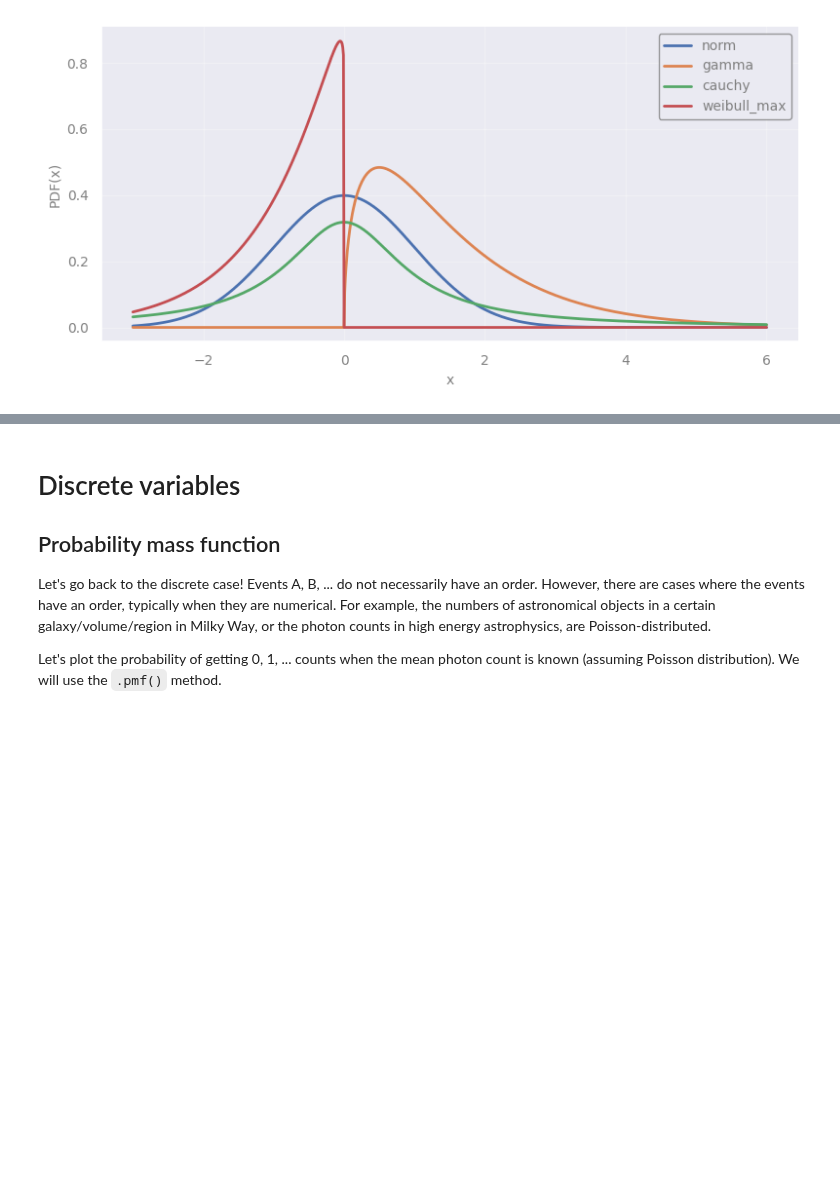
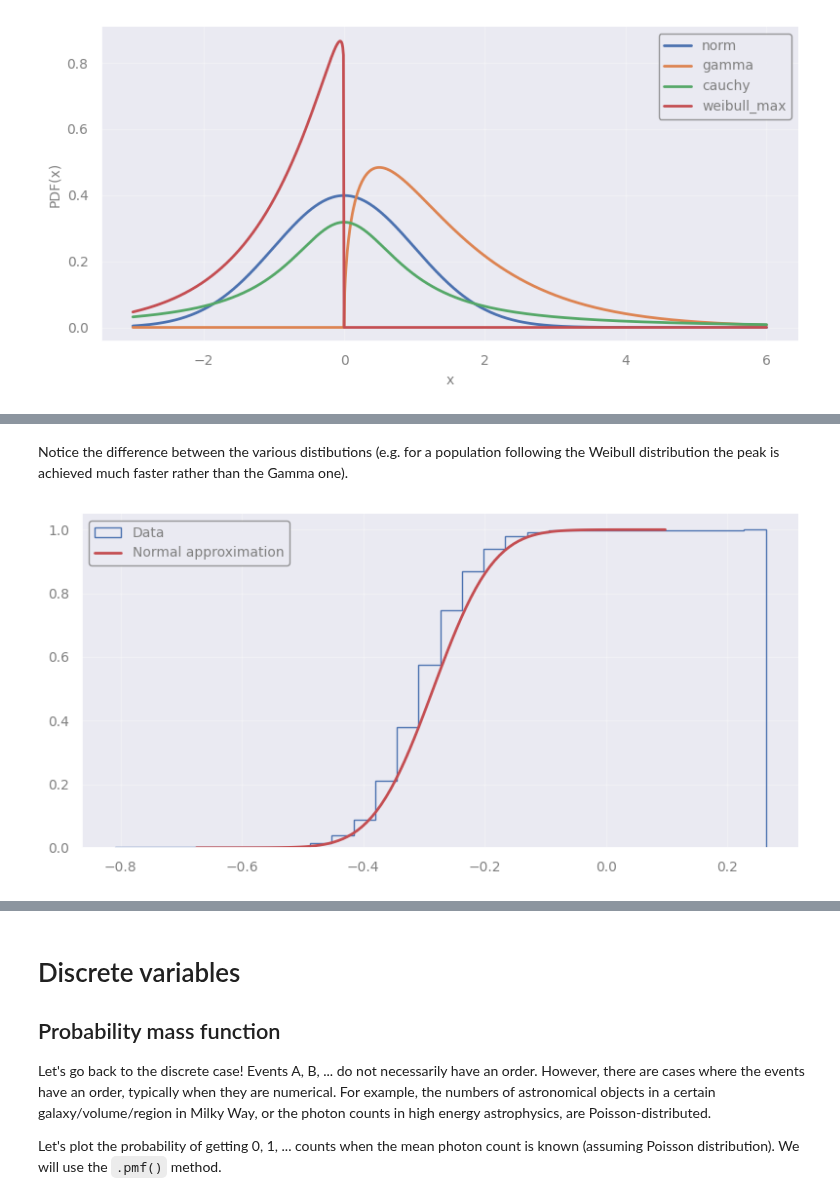
Before and after one commit to astrostatistics-in-crete/2025_summer_school, a Jupyter notebook: 01_Intro/Intro.ipynb, the cells around one changed output, grey strips where cells are left out. Cells and saved outputs as stored; diff of their text form; code cells hidden in the pictures; blank space fills up the shorter version.

```diff
--- a/01_Intro/Intro.ipynb
+++ b/01_Intro/Intro.ipynb
@@ -317,0 +287,15 @@ plt.show()
+# %% [markdown]
+Notice the difference between the various distibutions (e.g. for a population following the Weibull distribution the peak is achieved much faster rather than the Gamma one).
+# %%
+sample_mean = np.mean(g_r)
+sample_std = np.std(g_r)
+
+distribution = st.norm(sample_mean, sample_std)
+x_values = np.arange(sample_mean-5*sample_std, sample_mean+5*sample_std, sample_std/10.0)
+
+plt.hist(g_r, bins=30, density=True, cumulative=1, histtype="step", label="Data")
+plt.plot(x_values, distribution.cdf(x_values), "r-", label="Normal approximation")
+plt.legend(loc="upper left")
+plt.show()
+# %% [output]
+[figure, added]
```
Also changed, not shown: parts of 36 cells of this notebook, 1 other file.
